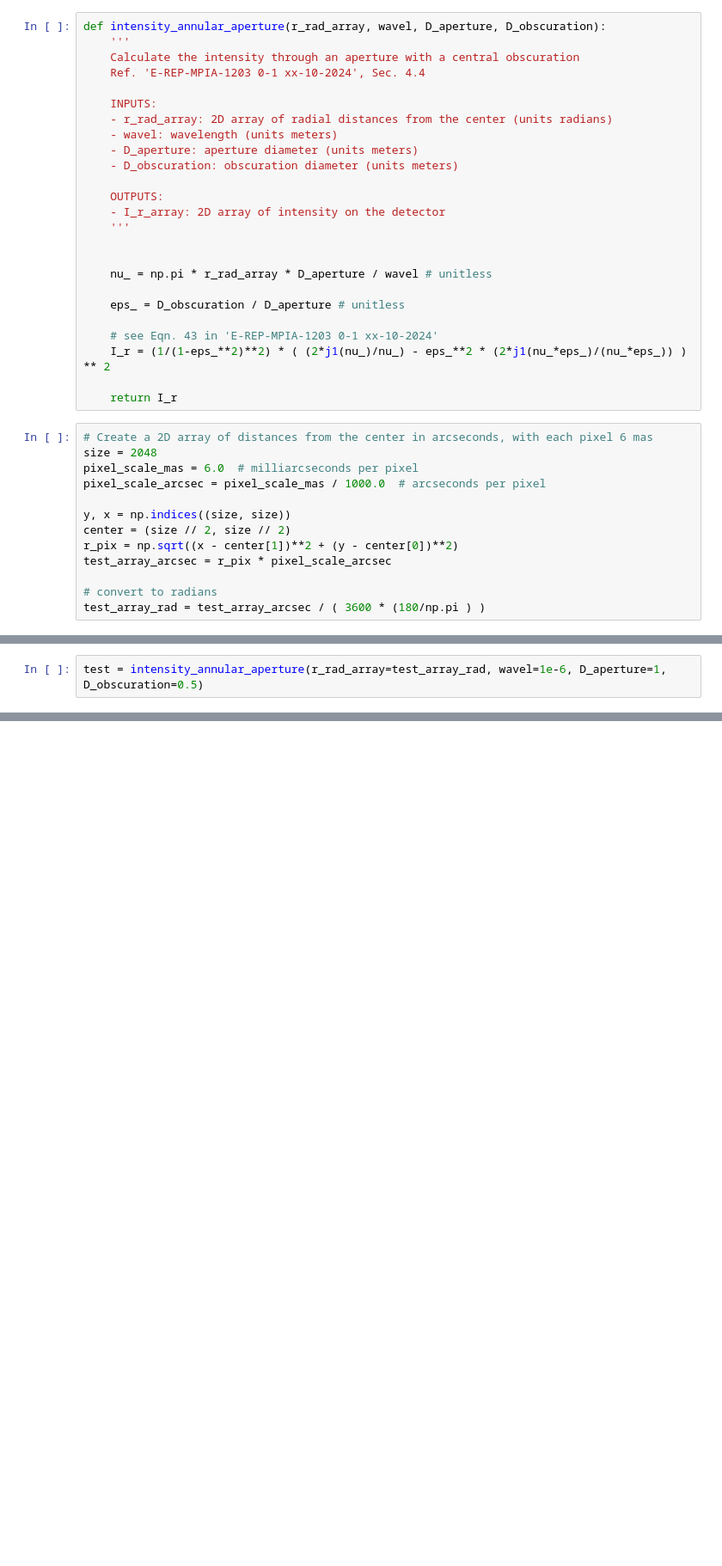
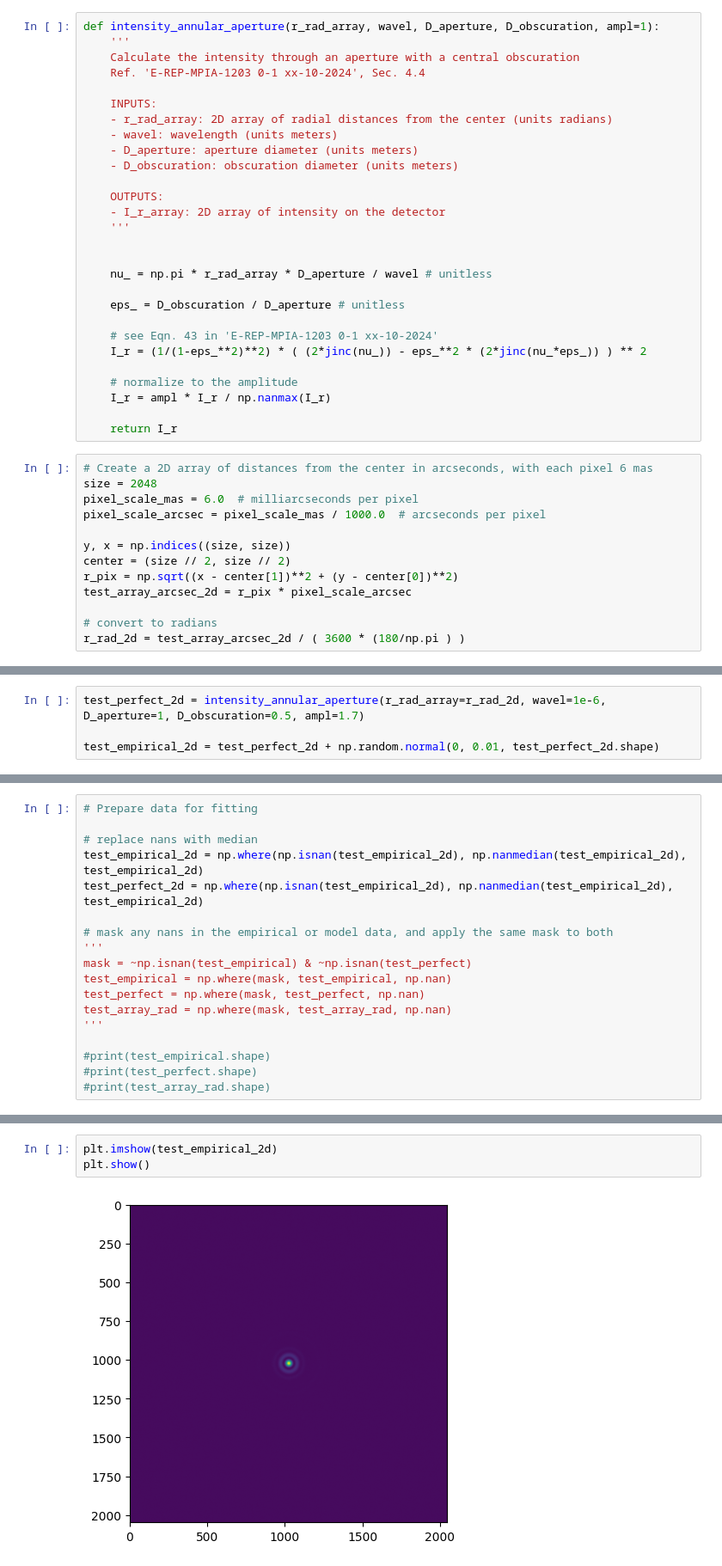
Before and after one commit to mwanakijiji/metis_work, a Jupyter notebook: notebook_working_dir/dev_IMG_OPT_04_fcns.ipynb, the cells around one changed output, grey strips where cells are left out. Shown at 86% size. Saved outputs shown, nothing was run; the diff lists cells and outputs as text; blank space fills up the shorter version.

```diff
--- a/notebook_working_dir/dev_IMG_OPT_04_fcns.ipynb
+++ b/notebook_working_dir/dev_IMG_OPT_04_fcns.ipynb
@@ -5,5 +15,5 @@ from scipy.special import j1
 # %%
-def intensity_annular_aperture(r_rad_array, wavel, D_aperture, D_obscuration):
+def intensity_annular_aperture(r_rad_array, wavel, D_aperture, D_obscuration, ampl=1):
     '''
     Calculate the intensity through an aperture with a central obscuration
     Ref. 'E-REP-MPIA-1203 0-1 xx-10-2024', Sec. 4.4
@@ -24,7 +34,10 @@ def intensity_annular_aperture(r_rad_array, wavel, D_aperture, D_obscuration):
     eps_ = D_obscuration / D_aperture # unitless
 
     # see Eqn. 43 in 'E-REP-MPIA-1203 0-1 xx-10-2024'
-    I_r = (1/(1-eps_**2)**2) * ( (2*j1(nu_)/nu_) - eps_**2 * (2*j1(nu_*eps_)/(nu_*eps_)) ) ** 2
+    I_r = (1/(1-eps_**2)**2) * ( (2*jinc(nu_)) - eps_**2 * (2*jinc(nu_*eps_)) ) ** 2
+
+    # normalize to the amplitude
+    I_r = ampl * I_r / np.nanmax(I_r)
 
     return I_r
 # %%
@@ -36,8 +49,8 @@ pixel_scale_arcsec = pixel_scale_mas / 1000.0  # arcseconds per pixel
 y, x = np.indices((size, size))
 center = (size // 2, size // 2)
 r_pix = np.sqrt((x - center[1])**2 + (y - center[0])**2)
-test_array_arcsec = r_pix * pixel_scale_arcsec
+test_array_arcsec_2d = r_pix * pixel_scale_arcsec
 
 # convert to radians
-test_array_rad = test_array_arcsec / ( 3600 * (180/np.pi ) )
+r_rad_2d = test_array_arcsec_2d / ( 3600 * (180/np.pi ) )
 # %%
@@ -47,4 +60,6 @@ plt.show()
 # %% [output]
 [figure]
 # %%
-test = intensity_annular_aperture(r_rad_array=test_array_rad, wavel=1e-6, D_aperture=1, D_obscuration=0.5)
+test_perfect_2d = intensity_annular_aperture(r_rad_array=r_rad_2d, wavel=1e-6, D_aperture=1, D_obscuration=0.5, ampl=1.7)
+
+test_empirical_2d = test_perfect_2d + np.random.normal(0, 0.01, test_perfect_2d.shape)
@@ -54,0 +100,18 @@ plt.show()
+# %%
+# Prepare data for fitting
+
+# replace nans with median
+test_empirical_2d = np.where(np.isnan(test_empirical_2d), np.nanmedian(test_empirical_2d), test_empirical_2d)
+test_perfect_2d = np.where(np.isnan(test_empirical_2d), np.nanmedian(test_empirical_2d), test_empirical_2d)
+
+# mask any nans in the empirical or model data, and apply the same mask to both
+'''
+mask = ~np.isnan(test_empirical) & ~np.isnan(test_perfect)
+test_empirical = np.where(mask, test_empirical, np.nan)
+test_perfect = np.where(mask, test_perfect, np.nan)
+test_array_rad = np.where(mask, test_array_rad, np.nan)
+'''
+
+#print(test_empirical.shape)
+#print(test_perfect.shape)
+#print(test_array_rad.shape)
@@ -54,0 +120,5 @@ plt.show()
+# %%
+plt.imshow(test_empirical_2d)
+plt.show()
+# %% [output]
+[figure, added]
```
Also changed, not shown: parts of 14 cells of this notebook, 1 other file.
